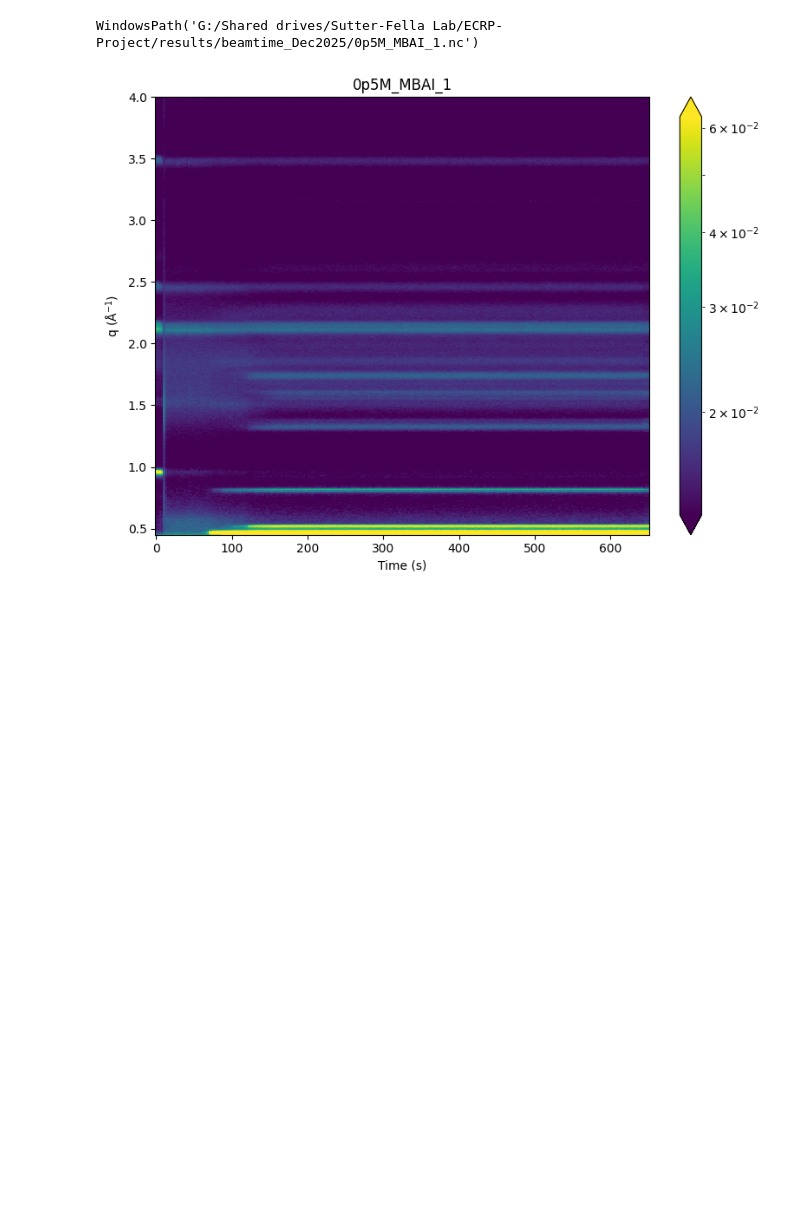
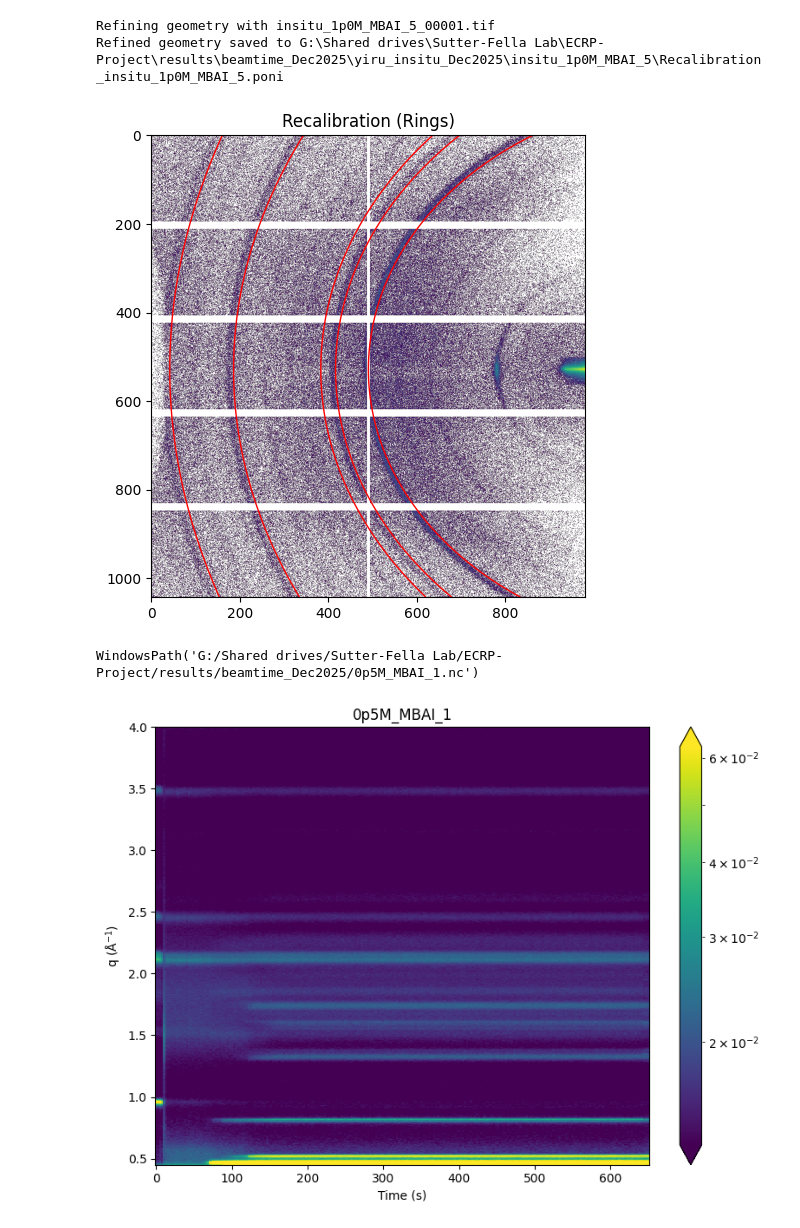
Before and after one commit to yyrliu/lbl-snipplets, a Jupyter notebook: giwaxs.ipynb, the cells around one changed output. Cells and saved outputs as stored; diff of their text form; code cells hidden in the pictures; blank space fills up the shorter version.

```diff
--- a/giwaxs.ipynb
+++ b/giwaxs.ipynb
@@ -11,5 +13,5 @@ from natsort import natsorted
 # %%
-exp_dir = Path(r"G:\Shared drives\Sutter-Fella Lab\ECRP-Project\results\beamtime_Dec2025\yiru_Dec2025\0p5M_MBAI_1")
+exp_dir = Path(r"G:\Shared drives\Sutter-Fella Lab\ECRP-Project\results\beamtime_Dec2025\yiru_insitu_Dec2025\insitu_1p0M_MBAI_5")
 poni_file = ""
 # calibrant_file = Path(r"G:\Shared drives\Sutter-Fella Lab\ECRP-Project\results\beamtime_Dec2025\ito_calibrant.D")
 calibrant_file = ""
@@ -36,30 +43,61 @@ ax.set_title(str(Path(first_image).name))
+# %%
+import matplotlib.pyplot as plt
+from matplotlib.colors import LogNorm
+
+def display_recalibration(sg: SingleGeometry, ax=None):
+
+    if ax is None:
+        fig, ax = plt.subplots(1, 1, figsize=(6, 6))
+
+    ax.imshow(sg.image, norm=LogNorm(), cmap='viridis')
+    try:
+        ai = sg.get_ai()
+        shape = sg.image.shape
+        tth = ai.center_array(shape, unit="2th_rad")
+        # Get expected rings from calibrant
+        rings = sg.calibrant.get_2th()
+        # Filter rings that are within the image view vaguely (approx max tth)
+        max_tth = tth.max()
+        rings_visible = [r for r in rings if r < max_tth]
+
+        if rings_visible:
+                ax.contour(tth, levels=rings_visible, colors='r', linewidths=1)
+        ax.set_title("Recalibration (Rings)")
+    except Exception as e:
+        print(f"Could not plot rings: {e}")
+        ax.set_title("Recalibration (Image Only)")
 # %%
 def refine_geometry(image_file, calibrant_file, initial_poni):
 
     print(f"Refining geometry with {str(Path(image_file).name)}")
     calibrant = Calibrant(filename=str(calibrant_file))
     initial_geometry = Geometry()
     initial_geometry.load(str(initial_poni))
     detector = initial_geometry.detector
     image = fabio.open(str(image_file)).data
 
     sg_label = "Recalibration_" + str(Path(image_file).parent.name)
 
     sg = SingleGeometry(sg_label, image, calibrant=calibrant, detector=detector, geometry=initial_geometry)
     sg.extract_cp(max_rings=5)
-    sg.geometry_refinement.refine2(fix=["rot1", "rot2", "rot3", "wavelength"])
+    sg.geometry_refinement.refine2()
     sg.get_ai()
 
-    jupyter.display(sg=sg)
+    # jupyter.display(sg=sg)
+    display_recalibration(sg)
 
     refined_poni_path = str(Path(image_file).parent / f"{sg_label}.poni")
     if Path(refined_poni_path).is_file():
         Path(refined_poni_path).unlink()
     sg.geometry_refinement.save(refined_poni_path)
     print(f"Refined geometry saved to {refined_poni_path}")
 
 refine_geometry(first_image, calibrant_file, poni_file)
 refined_poni = Path(exp_dir,f"Recalibration_{exp_dir.name}.poni")
+# %% [output]
+Refining geometry with insitu_1p0M_MBAI_5_00001.tif
+Refined geometry saved to G:\Shared drives\Sutter-Fella Lab\ECRP-Project\results\beamtime_Dec2025\yiru_insitu_Dec2025\insitu_1p0M_MBAI_5\Recalibration_insitu_1p0M_MBAI_5.poni
+[figure, added]
 # %%
 ai = pyFAI.load(str(refined_poni))
 
```
Also changed, not shown: parts of 9 cells of this notebook.
